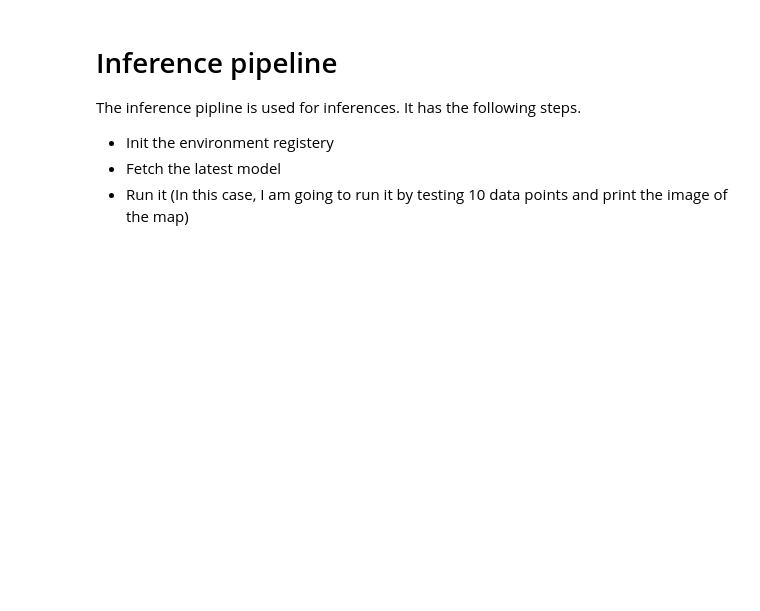
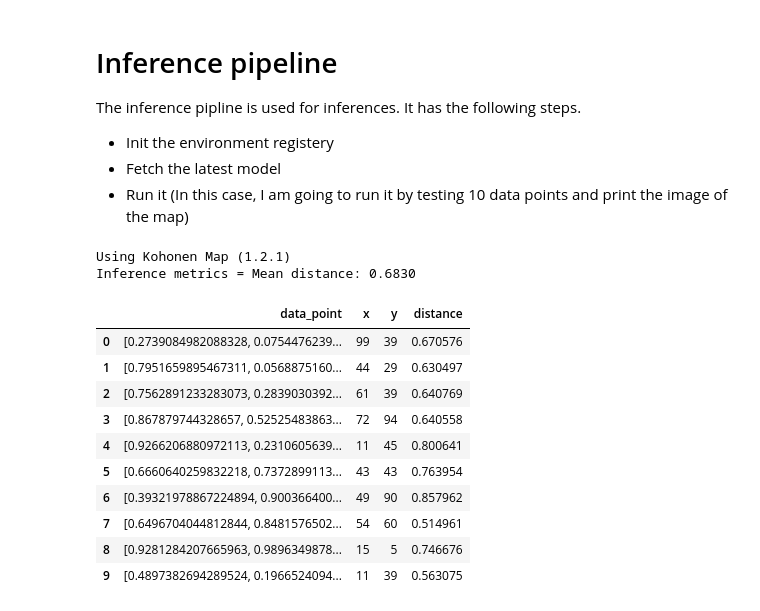
Before and after one commit to SaadAhmad123/kohonen, a Jupyter notebook: kohonen.ipynb, the cells around one changed output. Cells and saved outputs as stored; diff of their text form; code cells hidden in the pictures; blank space fills up the shorter version.

```diff
--- a/kohonen.ipynb
+++ b/kohonen.ipynb
@@ -506,7 +545,7 @@ class KohonenMapRegistry:
     ):
         # Registery directory
         self.__dir_path = os.path.join(dir_path, environment)
-        self.__environment = environment
+        self.environment = environment
         self.__artefact_base_name = artefact_base_name
         self.telemetry = telemetry
         os.makedirs(self.__dir_path, exist_ok=True)
@@ -527,9 +566,9 @@ class KohonenMapRegistry:
                 build_version=version,
                 code_version=code_version,
                 training_revision=revision,
-                execution_environment=self.__environment,
+                execution_environment=self.environment,
             )
-            model_artefact_file_name = f"{self.__artefact_base_name}-{self.__environment}-{code_version}.{version}.{revision}.pkl"
+            model_artefact_file_name = f"{self.__artefact_base_name}-{self.environment}-{code_version}.{version}.{revision}.pkl"
             file_path = os.path.join(self.__dir_path, model_artefact_file_name)
             if os.path.exists(file_path):
                 raise FileExistsError(f"The file {file_path} already exists.")
@@ -542,7 +581,7 @@ class KohonenMapRegistry:
 
     def load(self, code_version: int, version: int, revision: int) -> KohonenMap:
         try:
-            model_artefact_file_name = f"{self.__artefact_base_name}-{self.__environment}-{code_version}.{version}.{revision}.pkl"
+            model_artefact_file_name = f"{self.__artefact_base_name}-{self.environment}-{code_version}.{version}.{revision}.pkl"
             file_path = os.path.join(self.__dir_path, model_artefact_file_name)
             if not os.path.exists(file_path):
                 raise FileNotFoundError(f"The file {file_path} does not exist.")
@@ -572,7 +611,7 @@ class KohonenMapRegistry:
                 if file_name.startswith(self.__artefact_base_name) and file_name.endswith('.pkl'):
                     parts = file_name.split('-')
                     env, version_revision = parts[1], parts[2]
-                    if env == self.__environment:
+                    if env == self.environment:
                         code_version, version, revision = map(int, version_revision.split('.')[0:3])
                         artefacts.append((code_version, version, revision))
 
@@ -721,18 +762,52 @@ The inference pipline is used for inferences. It has the following steps.
 - Fetch the latest model
 - Run it (In this case, I am going to run it by testing 10 data points and print the image of the map)
 # %%
+import pandas as pd
+import matplotlib
+
 telemetry = Telemetry(level=logging.ERROR)
 
 registry = KohonenMapRegistry('registry', environment='dev', telemetry=telemetry)
 
 kmap = registry.load_latest()
 if kmap is None:
   raise Exception("No valid model available in registry")
 
-print(f"Use Kohonen Map ({kmap.model_code_version}.{kmap.model_version}.{kmap.model_last_revision})")
+print(f"Using Kohonen Map ({kmap.model_code_version}.{kmap.model_version}.{kmap.model_last_revision})")
 
-inference_input_dims = 3
+# Defining some inference data
+inference_input_dims = kmap.input_dim
 infernce_samples = 10
-training_data = np.random.random((infernce_samples, inference_input_dims))
+inference_data = np.random.random((infernce_samples, inference_input_dims))
 
-inference =
+result = kmap.infer_with_metrics(inference_data)
+inference = result['inferences']
+print(f"Inference metrics = {result['log_string']}")
+
+# Displaying data
+if kmap.weights.shape[-1] == 3:
+    image_path = f"images/kohonen-{registry.environment}-{kmap.model_code_version}.{kmap.model_version}.{kmap.model_last_revision}.png"
+    plt.imsave(image_path, kmap.weights)
+    log_message = f"Weights image saved at {image_path}"
+    telemetry.log(log_message)
+    print(log_message)
+
+data: list[Tuple[np.ndarray, Tuple[int, int, float]]] = list(zip(inference_data, inference))
+df = pd.DataFrame(data, columns=['data_point', 'coordinates'])
+df[['x', 'y', 'distance']] = pd.DataFrame(df['coordinates'].tolist(), index=df.index)
+df.drop(columns=['coordinates'], inplace=True)
+df
+# %% [output]
+Using Kohonen Map (1.2.1)
+Inference metrics = Mean distance: 0.6830
+|  | data_point | x | y | distance |
+| 0 | [0.2739084982088328, 0.0754476239... | 99 | 39 | 0.670576 |
+| 1 | [0.7951659895467311, 0.0568875160... | 44 | 29 | 0.630497 |
+| 2 | [0.7562891233283073, 0.2839030392... | 61 | 39 | 0.640769 |
+| 3 | [0.867879744328657, 0.52525483863... | 72 | 94 | 0.640558 |
+| 4 | [0.9266206880972113, 0.2310605639... | 11 | 45 | 0.800641 |
+| 5 | [0.6660640259832218, 0.7372899113... | 43 | 43 | 0.763954 |
+| 6 | [0.39321978867224894, 0.900366400... | 49 | 90 | 0.857962 |
+| 7 | [0.6496704044812844, 0.8481576502... | 54 | 60 | 0.514961 |
+| 8 | [0.9281284207665963, 0.9896349878... | 15 | 5 | 0.746676 |
+| 9 | [0.4897382694289524, 0.1966524094... | 11 | 39 | 0.563075 |
```
Also changed, not shown: parts of 2 cells of this notebook, 7 other files.
